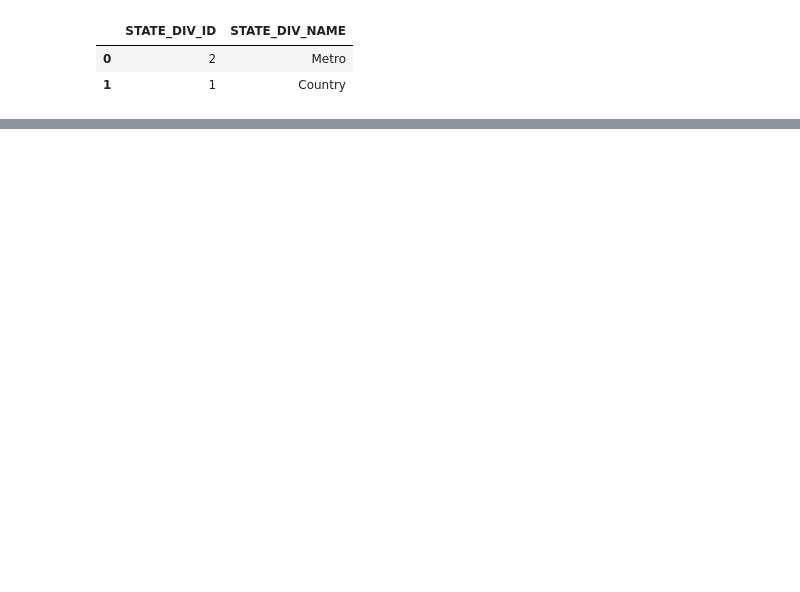
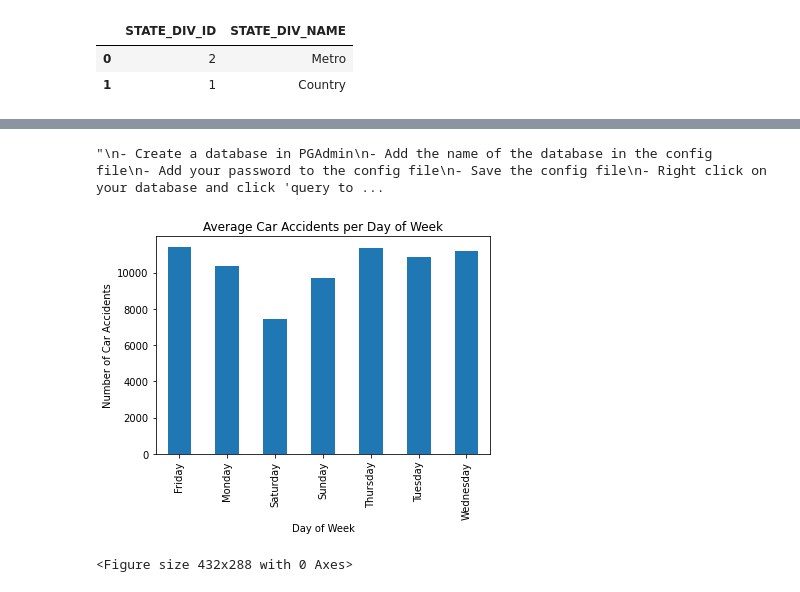
Before and after one commit to Samravp/Road-Crash-ETL, a Jupyter notebook: transforming.ipynb, the cells around one changed output, grey strips where cells are left out. Cells and saved outputs as stored; diff of their text form; code cells hidden in the pictures; blank space fills up the shorter version.

```diff
--- a/transforming.ipynb
+++ b/transforming.ipynb
@@ -193,5 +364,2 @@ accident_light_cond
-# %%
-# create SEVERITY_ID column
-crashes["accident_severity_ID"] = (crashes["SEVERITY"].astype("category").cat.codes+1)
 # %%
 # accident severity
@@ -212,6 +380,3 @@ severity
 | 3 | 2 | Non injury accident |
-# %%
-# create ROAD_ID column
-crashes["Road_ID"] = (crashes["ROAD_GEOMETRY"].astype("category").cat.codes+1)
 # %%
 #Road Table
@@ -259,3 +423,0 @@ road_speed
-# %%
-# create ACCIDENT_TYPE column
-crashes["ACCIDENT_TYPE_ID"] = (crashes["ACCIDENT_TYPE"].astype("category").cat.codes+1)
@@ -359,3 +551,2 @@ region
 # %%
-# create LGA_ID column
-crashes["LGA_ID"] = (crashes["LGA_NAME_ALL"].astype("category").cat.codes+1)
+accident["ACCIDENT_TYPE_ID"] = final_data["ACCIDENT_TYPE"].astype("category").cat.codes+1
@@ -513,0 +603,26 @@ a = crashes.groupby("DAY_OF_WEEK").count()["ACCIDENT_NO"]
+# %%
+# in readme add
+"""
+- Create a database in PGAdmin
+- Add the name of the database in the config file
+- Add your password to the config file
+- Save the config file
+- Right click on your database and click 'query tool'
+- Copy and passed the code in from the file 'schema.sql' in PGAdmin (this is optional but reccommended)
+- Run the code in transforming.ipynb (this may take between 10-20 seconds)
+- The Data has now been loaded into the database
+"""
+# %% [output]
+"\n- Create a database in PGAdmin\n- Add the name of the database in the config file\n- Add your password to the config file\n- Save the config file\n- Right click on your database and click 'query to ...
+# %%
+# Use groupby to find out total crashes per days of week
+a = crashes.groupby("DAY_OF_WEEK").size()
+a.plot(kind='bar',stacked=False)
+plt.title("Average Car Accidents per Day of Week")
+plt.xlabel("Day of Week")
+plt.ylabel("Number of Car Accidents")
+plt.show()
+plt.savefig("Average Car Accidents per Day of Week.png", bbox_inches="tight")
+# %% [output]
+[figure, added]
+<Figure size 432x288 with 0 Axes>
```
Also changed, not shown: parts of 85 cells of this notebook, 7 other files.
